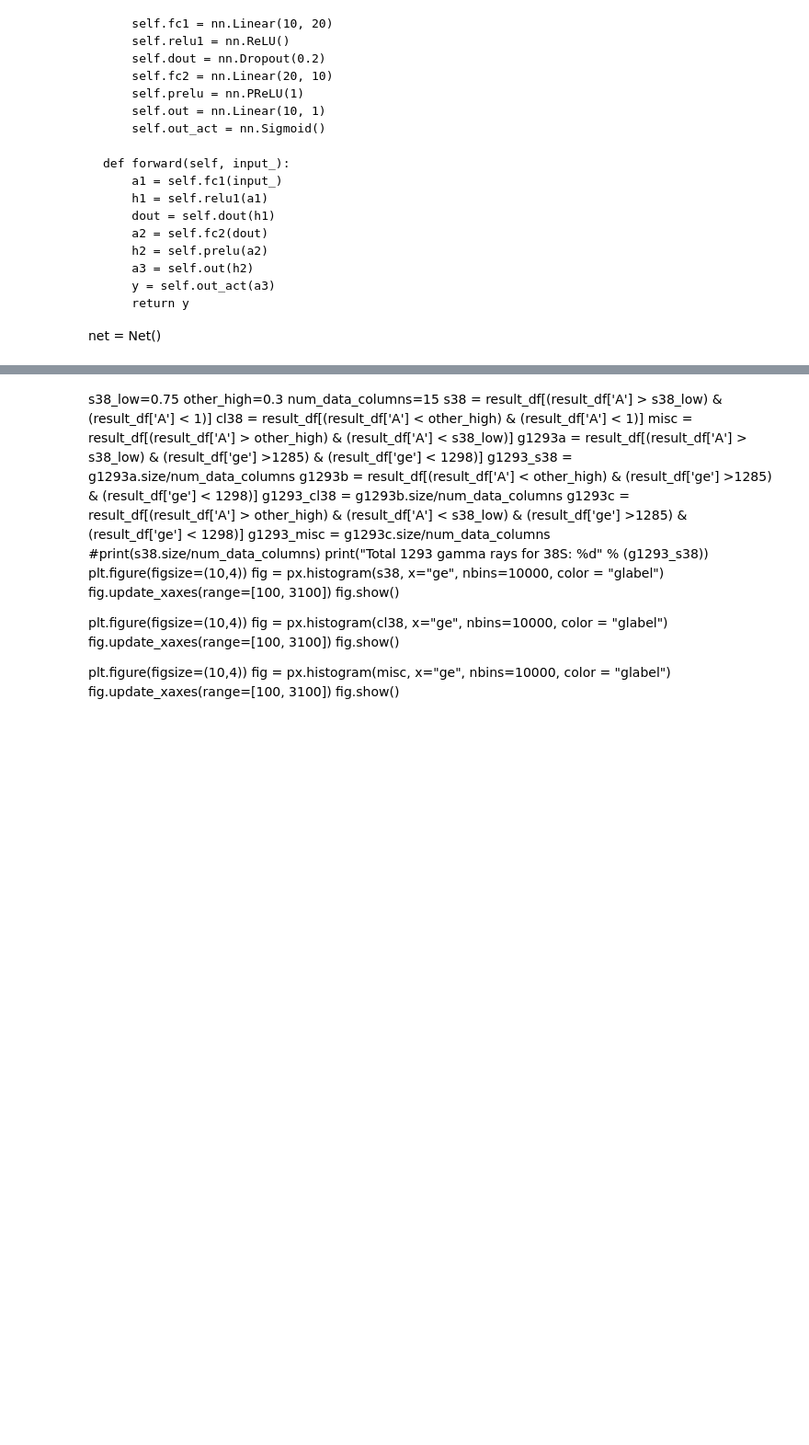
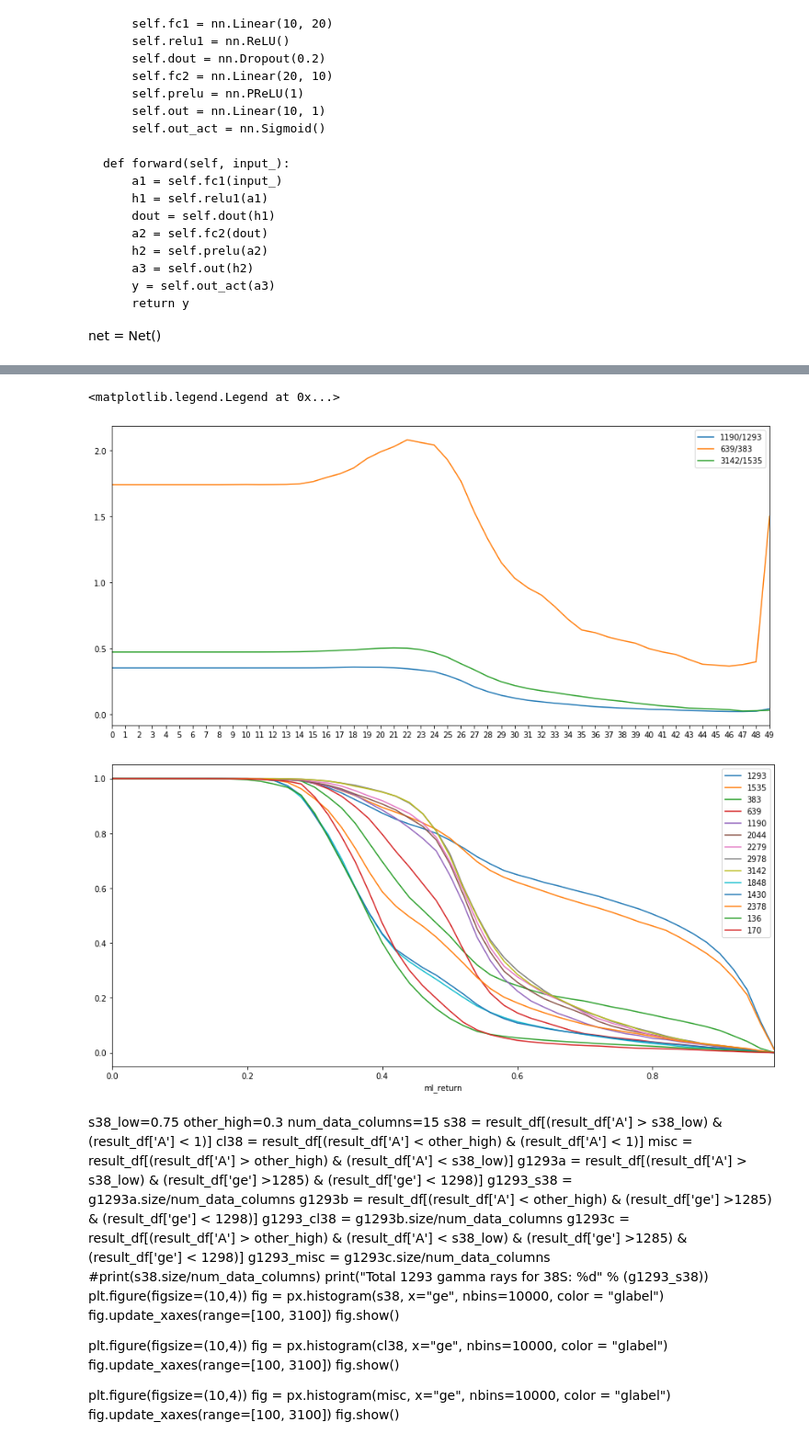
Before and after one commit to calemhoffman/gretinafma, a Jupyter notebook: machine_learning/code/tester.ipynb, the cells around one changed output, grey strips where cells are left out. Shown at 92% size. Cells and saved outputs as stored; diff of their text form; code cells hidden in the pictures; blank space fills up the shorter version.

```diff
--- a/machine_learning/code/tester.ipynb
+++ b/machine_learning/code/tester.ipynb
@@ -26,7 +26,7 @@ import plotly.express as px
 #data = rnp.root2array("../data_02/mlTree.root","mltree",branches=['x','e1','e2','e3','e12','e13',
 #                                                                   'e23','e123','recoilID'])
 
-data_in = rnp.root2array("../data/pyTreeAverageFatF.root","pytree",
+data_in = rnp.root2array("../data/pyTreeAverageAverageJ_train.root","pytree",
                          branches=['e0','e1','e2','e3','e4','e5','e6','x','m','dt','gmult','ge','gid','glabel'])
 assert_equal(data_in.dtype.names, ('e0','e1','e2','e3','e4','e5','e6','x','m','dt','gmult','ge','gid','glabel'))
 print(data_in.dtype)
@@ -125,3 +385,14 @@ result_df.to_csv("output/pyTreeAverageFatH_tester.csv",sep=" ",header=False)
+# %%
+Headers = df_frac.columns.values.tolist()
+import plotly.graph_objs as go
+from plotly import tools
+
+df_ratio.plot(figsize=(15,7), xticks=range(0, 50)).legend(bbox_to_anchor=(1, 1))
+df_frac.plot.line(x='ml_return',figsize=(15,7)).legend(bbox_to_anchor=(1, 1))
+# %% [output]
+<matplotlib.legend.Legend at 0x...>
+[figure, added]
+[figure, added]
 # %% [markdown]
 
 s38_low=0.75
```
Also changed, not shown: parts of 6 cells of this notebook, 6 other files.
